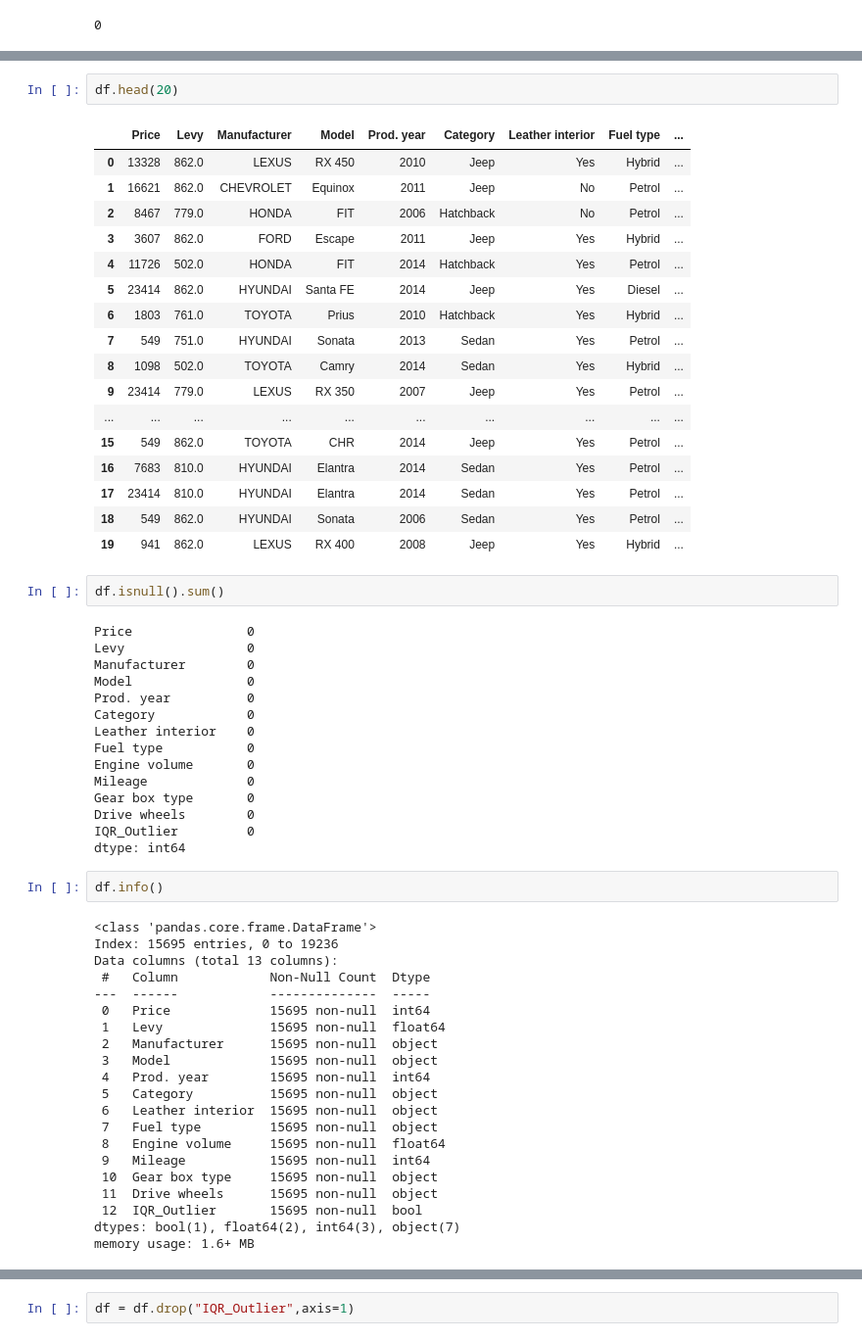
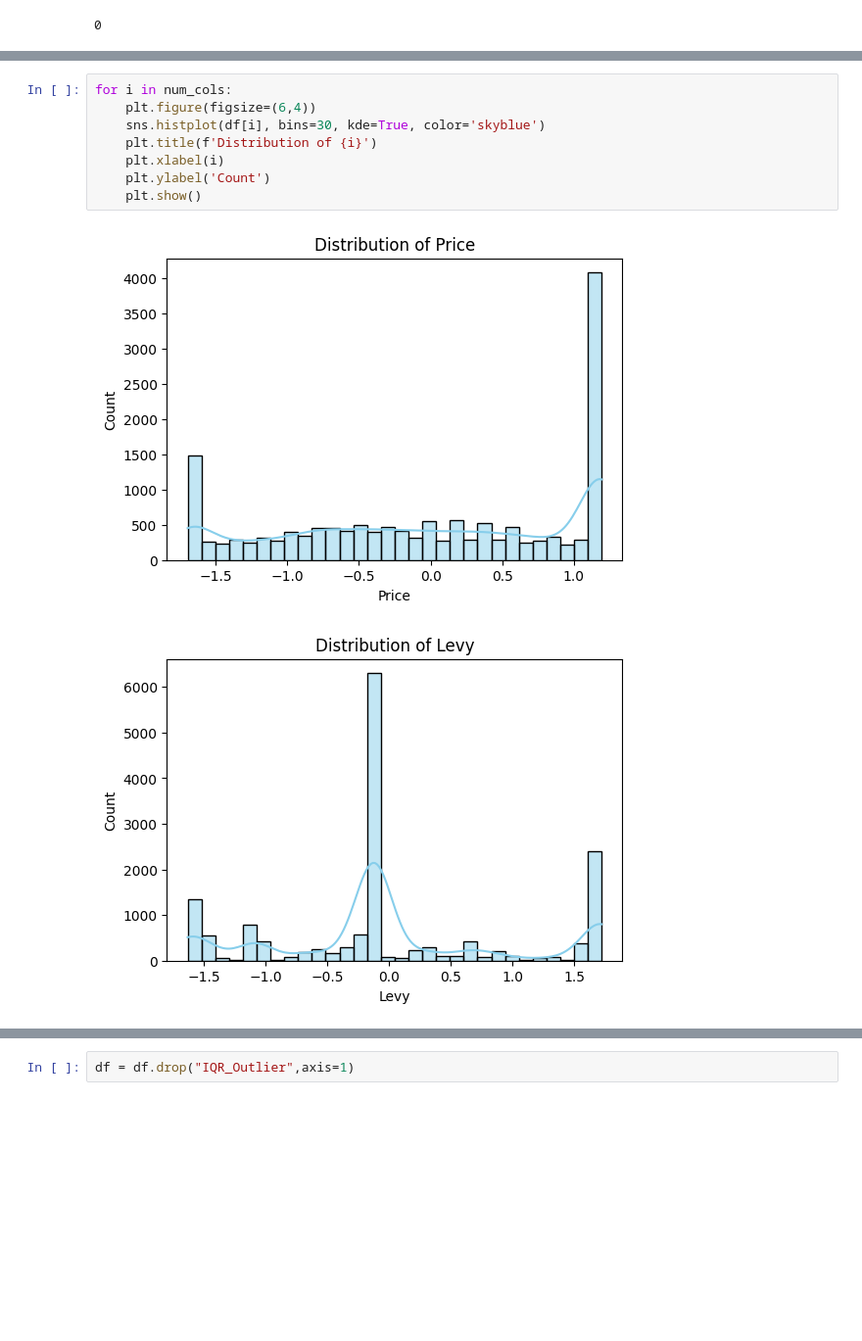
Before and after one commit to jumanaahmeedd/car-price-prediction, a Jupyter notebook: notebooks/car price prediction.ipynb, the cells around one changed output, grey strips where cells are left out. Shown at 98% size. Drawn from its saved outputs; the diff is of its cells as text; blank space fills up the shorter version.

```diff
--- a/notebooks/car price prediction.ipynb
+++ b/notebooks/car price prediction.ipynb
@@ -333,63 +269,14 @@ for i in num_cols:
 [figure]
 [figure]
 [figure]
-# %%
-df.head(20)
-# %% [output]
-|  | Price | Levy | Manufacturer | Model | Prod. year | Category | Leather interior | Fuel type | ... |
-| 0 | 13328 | 862.0 | LEXUS | RX 450 | 2010 | Jeep | Yes | Hybrid | ... |
-| 1 | 16621 | 862.0 | CHEVROLET | Equinox | 2011 | Jeep | No | Petrol | ... |
-| 2 | 8467 | 779.0 | HONDA | FIT | 2006 | Hatchback | No | Petrol | ... |
-| 3 | 3607 | 862.0 | FORD | Escape | 2011 | Jeep | Yes | Hybrid | ... |
-| 4 | 11726 | 502.0 | HONDA | FIT | 2014 | Hatchback | Yes | Petrol | ... |
-| 5 | 23414 | 862.0 | HYUNDAI | Santa FE | 2014 | Jeep | Yes | Diesel | ... |
-| 6 | 1803 | 761.0 | TOYOTA | Prius | 2010 | Hatchback | Yes | Hybrid | ... |
-| 7 | 549 | 751.0 | HYUNDAI | Sonata | 2013 | Sedan | Yes | Petrol | ... |
-| 8 | 1098 | 502.0 | TOYOTA | Camry | 2014 | Sedan | Yes | Hybrid | ... |
-| 9 | 23414 | 779.0 | LEXUS | RX 350 | 2007 | Jeep | Yes | Petrol | ... |
-| ... | ... | ... | ... | ... | ... | ... | ... | ... | ... |
-| 15 | 549 | 862.0 | TOYOTA | CHR | 2014 | Jeep | Yes | Petrol | ... |
-| 16 | 7683 | 810.0 | HYUNDAI | Elantra | 2014 | Sedan | Yes | Petrol | ... |
-| 17 | 23414 | 810.0 | HYUNDAI | Elantra | 2014 | Sedan | Yes | Petrol | ... |
-| 18 | 549 | 862.0 | HYUNDAI | Sonata | 2006 | Sedan | Yes | Petrol | ... |
-| 19 | 941 | 862.0 | LEXUS | RX 400 | 2008 | Jeep | Yes | Hybrid | ... |
-# %%
-df.isnull().sum()
-# %% [output]
-Price               0
-Levy                0
-Manufacturer        0
-Model               0
-Prod. year          0
-Category            0
-Leather interior    0
-Fuel type           0
-Engine volume       0
-Mileage             0
-Gear box type       0
-Drive wheels        0
-IQR_Outlier         0
-dtype: int64
-# %%
-df.info()
-# %% [output]
-<class 'pandas.core.frame.DataFrame'>
-Index: 15695 entries, 0 to 19236
-Data columns (total 13 columns):
- #   Column            Non-Null Count  Dtype
----  ------            --------------  -----
- 0   Price             15695 non-null  int64
- 1   Levy              15695 non-null  float64
- 2   Manufacturer      15695 non-null  object
- 3   Model             15695 non-null  object
- 4   Prod. year        15695 non-null  int64
- 5   Category          15695 non-null  object
- 6   Leather interior  15695 non-null  object
- 7   Fuel type         15695 non-null  object
- 8   Engine volume     15695 non-null  float64
- 9   Mileage           15695 non-null  int64
- 10  Gear box type     15695 non-null  object
- 11  Drive wheels      15695 non-null  object
- 12  IQR_Outlier       15695 non-null  bool
-dtypes: bool(1), float64(2), int64(3), object(7)
-memory usage: 1.6+ MB
+# %%
+for i in num_cols:
+    plt.figure(figsize=(6,4))
+    sns.histplot(df[i], bins=30, kde=True, color='skyblue')
+    plt.title(f'Distribution of {i}')
+    plt.xlabel(i)
+    plt.ylabel('Count')
+    plt.show()
+# %% [output]
+[figure, added]
+[figure, added]
```
Also changed, not shown: parts of 61 cells of this notebook.
